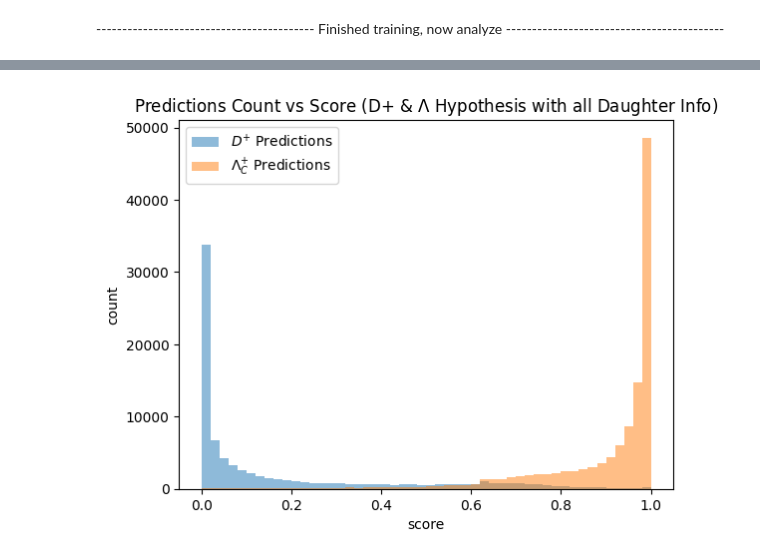
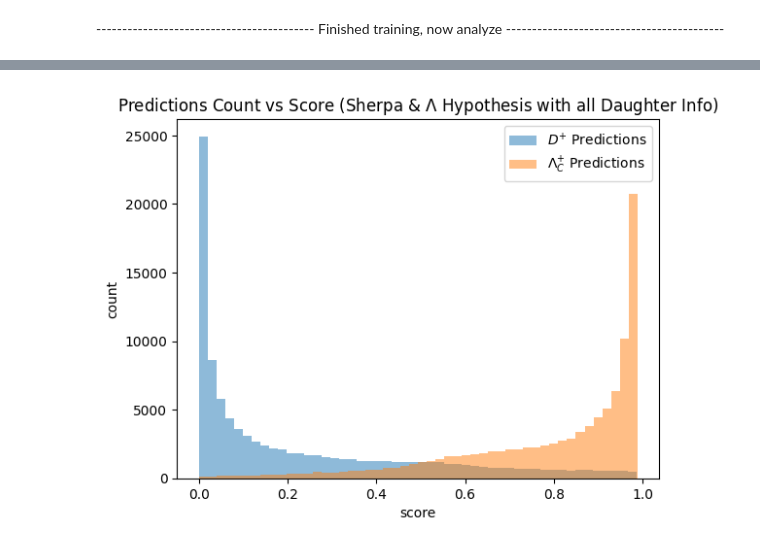
Before and after one commit to GitGup/ATLAS_DNN, a Jupyter notebook: MC_DNN.ipynb, the cells around one changed output, grey strips where cells are left out. Saved outputs shown, nothing was run; the diff lists cells and outputs as text; code cells hidden in the pictures.

Commit message:
first training on Sherpa

```diff
--- a/MC_DNN.ipynb
+++ b/MC_DNN.ipynb
@@ -897,13 +925,13 @@ Accuracy for Only Signal: 96.78%
 # %%
 hist = plt.hist(predictions_background, bins = 50, label = "$D^{+}$ Predictions", alpha=0.5)
 hist2 = plt.hist(predictions_signal, bins = 50, label = "$\Lambda_C^{+}$ Predictions", alpha=0.5)
 plt.xlabel("score")
 plt.ylabel("count")
-plt.title("Predictions Count vs Score (D+ & $\Lambda$ Hypothesis with all Daughter Info)")
+plt.title("Predictions Count vs Score (Sherpa & $\Lambda$ Hypothesis with all Daughter Info)")
 plt.legend()
 plt.show()
 # %% [output]
-[figure, old version]
+[figure, new version]
 # %%
 # Get true labels and predicted probabilities
 y_true = list(y_test)
```
Also changed, not shown: parts of 38 cells of this notebook.
